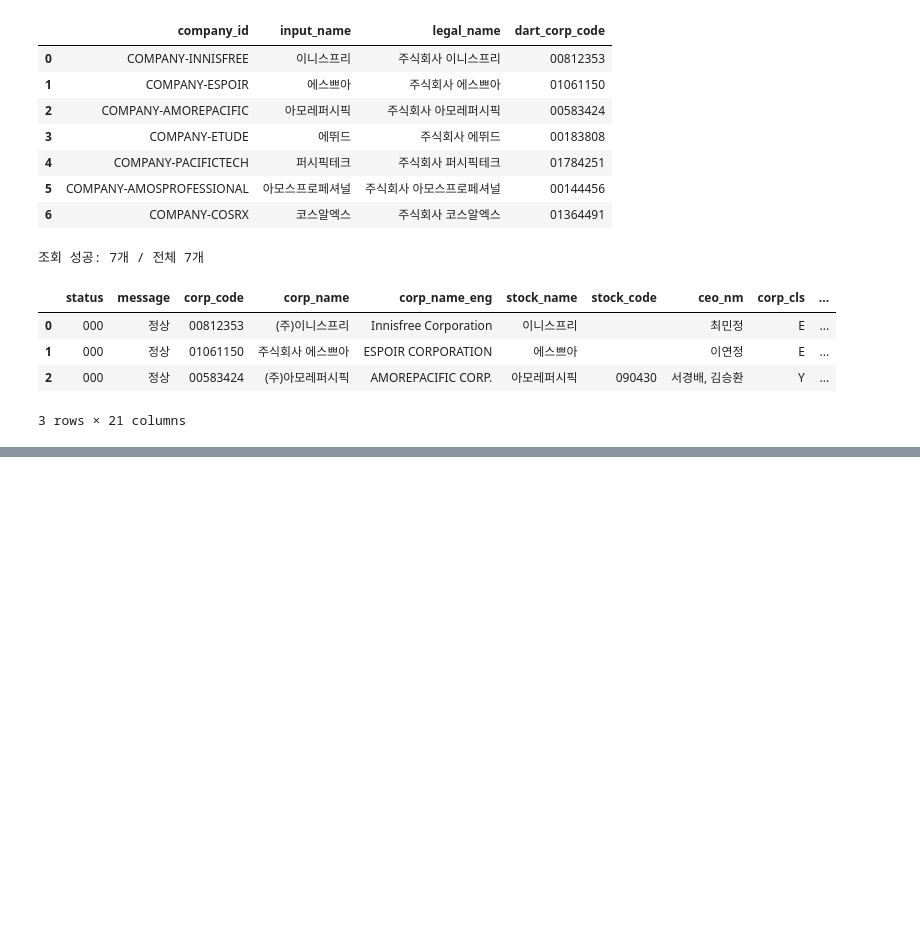
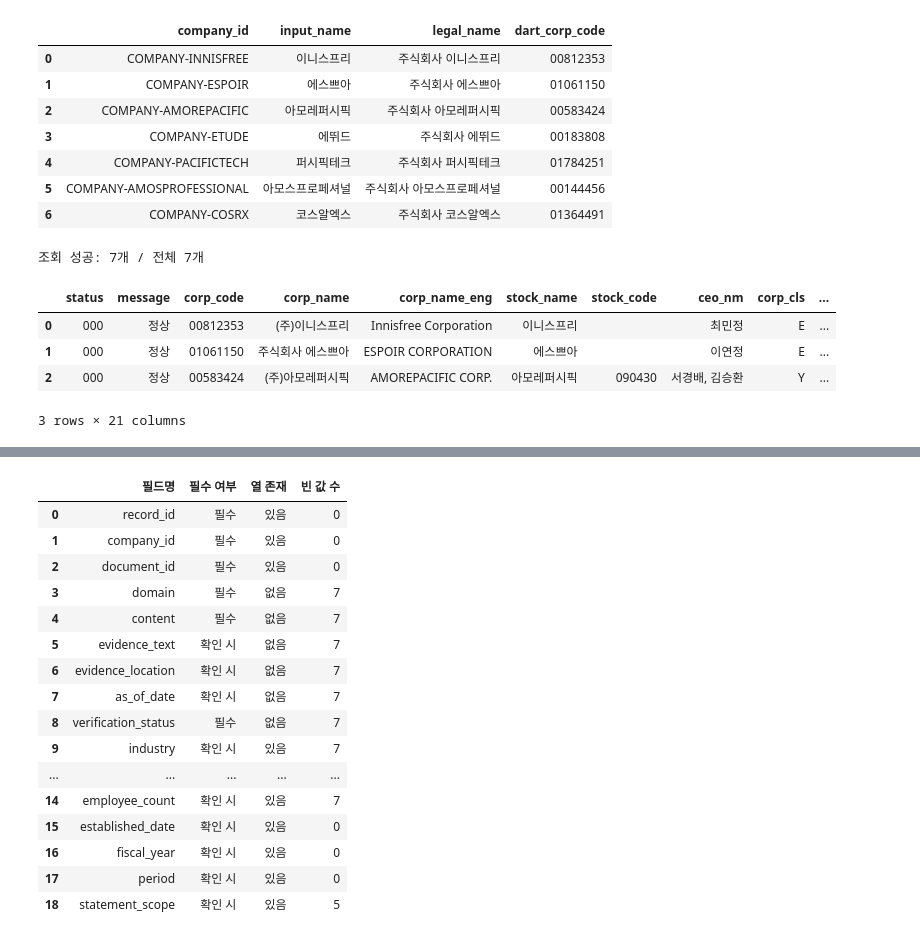
Before and after one commit to encore-ai-campus/mle-02-p2-team1, a Jupyter notebook: private_data/company_info.ipynb, the cells around one changed output, grey strips where cells are left out. Saved outputs shown, nothing was run; the diff lists cells and outputs as text; code cells hidden in the pictures; blank space fills up the shorter version.

```diff
--- a/private_data/company_info.ipynb
+++ b/private_data/company_info.ipynb
@@ -163,0 +1522,19 @@ display(reports_df.head(10))
+# %%
+import hashlib
+
+def make_document_id(company_id):
+    # 기업 ID를 바탕으로 항상 같은 문서 ID 생성
+    digest = hashlib.sha256(company_id.encode("utf-8")).hexdigest()[:16]
+    return f"DOC-AN-{digest}"
+
+# 기업별로 document_id 하나씩 추가
+company_info_preview_df["document_id"] = (
+    company_info_preview_df["company_id"].apply(make_document_id)
+)
+
+display(
+    company_info_preview_df[[
+        "company_id",
+        "document_id",
+    ]]
+)
@@ -163,0 +1550,77 @@ display(reports_df.head(10))
+# %%
+# company_info에 필요한 전체 스키마
+schema_columns = [
+    # 공통 필드
+    "record_id",
+    "company_id",
+    "document_id",
+    "domain",
+    "content",
+    "evidence_text",
+    "evidence_location",
+    "as_of_date",
+    "verification_status",
+
+    # 기업 기본 정보·재무 필드
+    "industry",
+    "main_business",
+    "revenue_krw",
+    "operating_profit_krw",
+    "listing_status",
+    "employee_count",
+    "established_date",
+    "fiscal_year",
+    "period",
+    "statement_scope",
+]
+
+required_columns = {
+    "record_id",
+    "company_id",
+    "document_id",
+    "domain",
+    "content",
+    "verification_status",
+}
+
+# 스키마와 현재 표 비교
+check_rows = []
+
+for column in schema_columns:
+    exists = column in company_info_preview_df.columns
+
+    if exists:
+        values = company_info_preview_df[column]
+        # None, NaN, 빈 문자열을 모두 빈 값으로 판단
+        missing = values.isna() | values.astype("string").str.strip().eq("").fillna(False)
+        missing_count = int(missing.sum())
+    else:
+        missing_count = len(company_info_preview_df)
+
+    check_rows.append({
+        "필드명": column,
+        "필수 여부": "필수" if column in required_columns else "확인 시",
+        "열 존재": "있음" if exists else "없음",
+        "빈 값 수": missing_count,
+    })
+
+schema_check_df = pd.DataFrame(check_rows)
+display(schema_check_df)
+# %% [output]
+|  | 필드명 | 필수 여부 | 열 존재 | 빈 값 수 |
+| 0 | record_id | 필수 | 있음 | 0 |
+| 1 | company_id | 필수 | 있음 | 0 |
+| 2 | document_id | 필수 | 있음 | 0 |
+| 3 | domain | 필수 | 없음 | 7 |
+| 4 | content | 필수 | 없음 | 7 |
+| 5 | evidence_text | 확인 시 | 없음 | 7 |
+| 6 | evidence_location | 확인 시 | 없음 | 7 |
+| 7 | as_of_date | 확인 시 | 없음 | 7 |
+| 8 | verification_status | 필수 | 없음 | 7 |
+| 9 | industry | 확인 시 | 있음 | 7 |
+| ... | ... | ... | ... | ... |
+| 14 | employee_count | 확인 시 | 있음 | 7 |
+| 15 | established_date | 확인 시 | 있음 | 0 |
+| 16 | fiscal_year | 확인 시 | 있음 | 0 |
+| 17 | period | 확인 시 | 있음 | 0 |
+| 18 | statement_scope | 확인 시 | 있음 | 5 |
```
Also changed, not shown: parts of 53 cells of this notebook, 24 other files.
